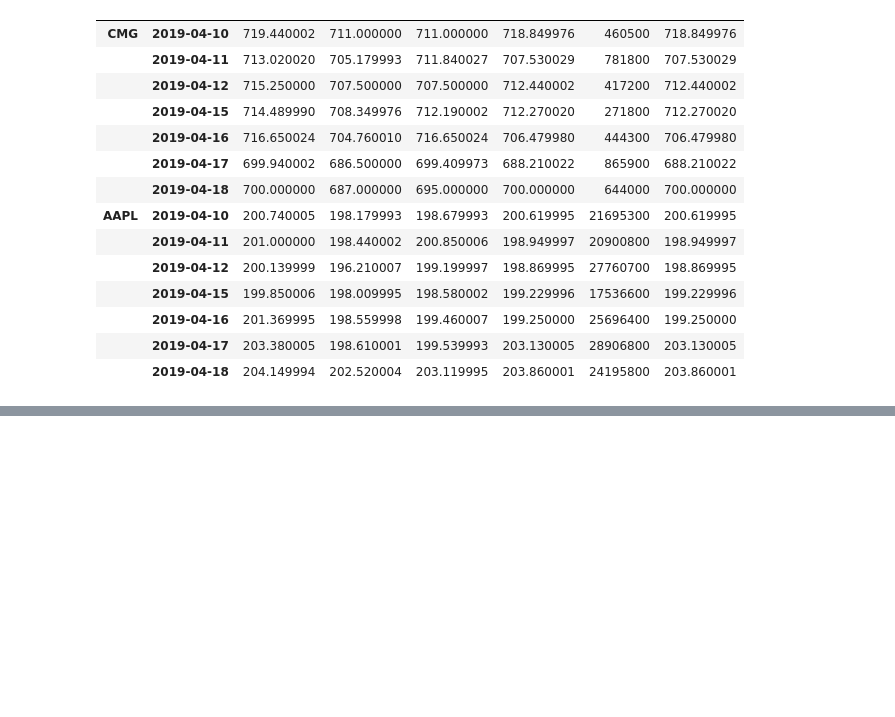
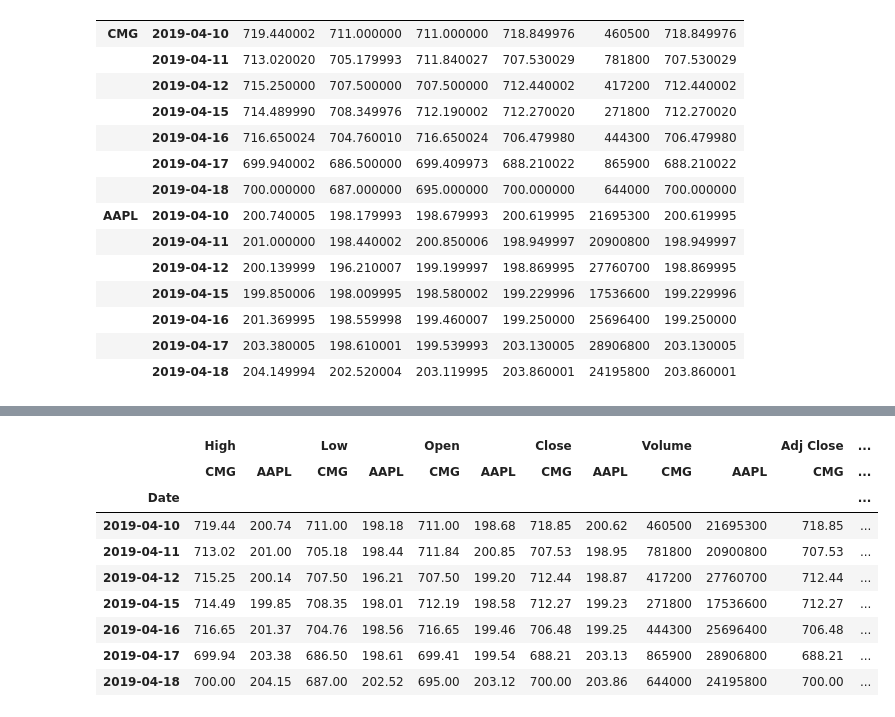
Before and after one commit to scienclick/stockmaster, a Jupyter notebook: stockmaster.ipynb, the cells around one changed output, grey strips where cells are left out. Saved outputs shown, nothing was run; the diff lists cells and outputs as text; code cells hidden in the pictures; blank space fills up the shorter version.

```diff
--- a/stockmaster.ipynb
+++ b/stockmaster.ipynb
@@ -72,0 +102,13 @@ pulled
+# %%
+pulled.unstack(0)
+# %% [output]
+|  | High |  | Low |  | Open |  | Close |  | Volume |  | Adj Close | ... |
+|  | CMG | AAPL | CMG | AAPL | CMG | AAPL | CMG | AAPL | CMG | AAPL | CMG | ... |
+| Date |  |  |  |  |  |  |  |  |  |  |  | ... |
+| 2019-04-10 | 719.44 | 200.74 | 711.00 | 198.18 | 711.00 | 198.68 | 718.85 | 200.62 | 460500 | 21695300 | 718.85 | ... |
+| 2019-04-11 | 713.02 | 201.00 | 705.18 | 198.44 | 711.84 | 200.85 | 707.53 | 198.95 | 781800 | 20900800 | 707.53 | ... |
+| 2019-04-12 | 715.25 | 200.14 | 707.50 | 196.21 | 707.50 | 199.20 | 712.44 | 198.87 | 417200 | 27760700 | 712.44 | ... |
+| 2019-04-15 | 714.49 | 199.85 | 708.35 | 198.01 | 712.19 | 198.58 | 712.27 | 199.23 | 271800 | 17536600 | 712.27 | ... |
+| 2019-04-16 | 716.65 | 201.37 | 704.76 | 198.56 | 716.65 | 199.46 | 706.48 | 199.25 | 444300 | 25696400 | 706.48 | ... |
+| 2019-04-17 | 699.94 | 203.38 | 686.50 | 198.61 | 699.41 | 199.54 | 688.21 | 203.13 | 865900 | 28906800 | 688.21 | ... |
+| 2019-04-18 | 700.00 | 204.15 | 687.00 | 202.52 | 695.00 | 203.12 | 700.00 | 203.86 | 644000 | 24195800 | 700.00 | ... |
```
Also changed, not shown: parts of 4 cells of this notebook.
